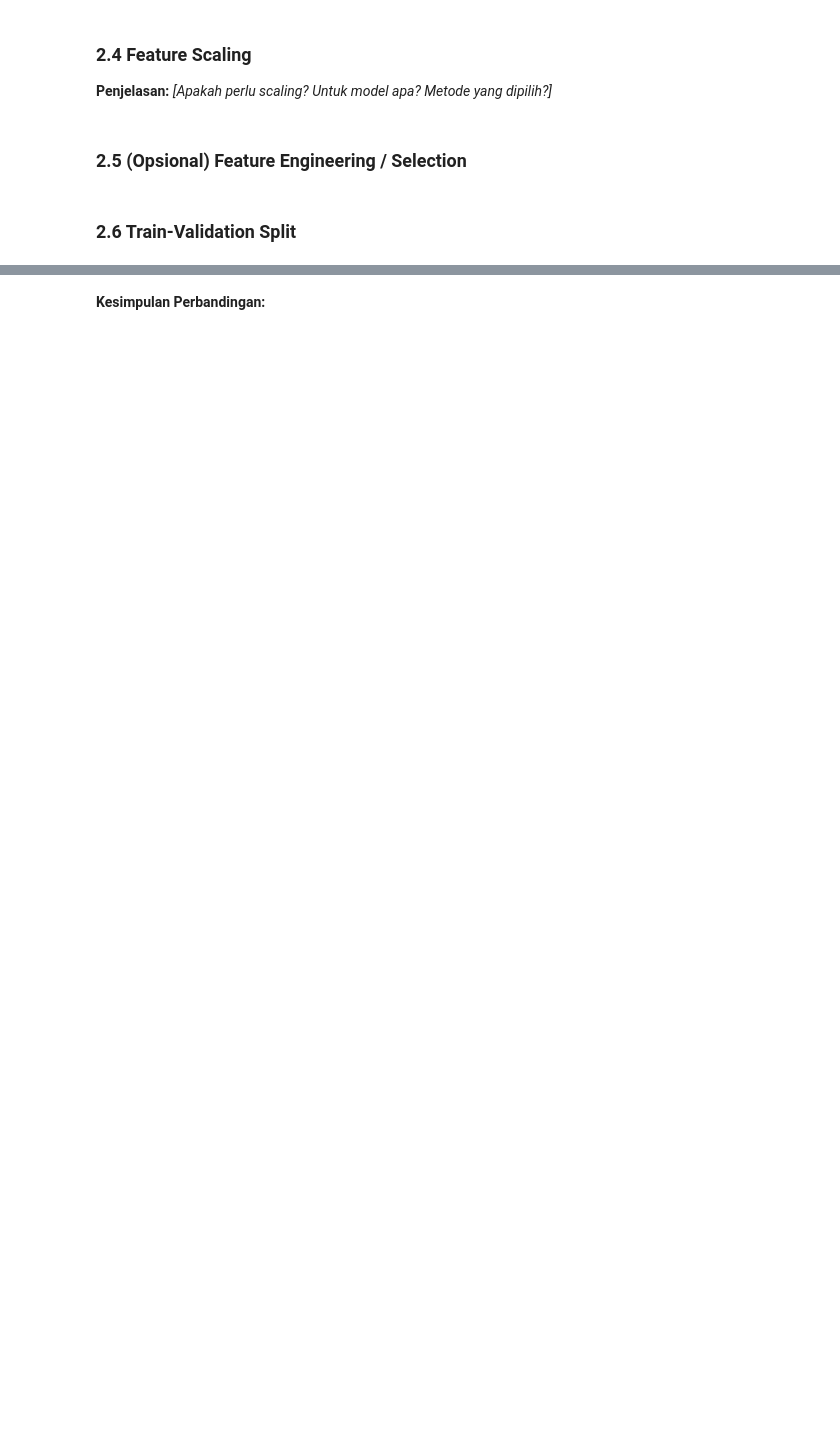
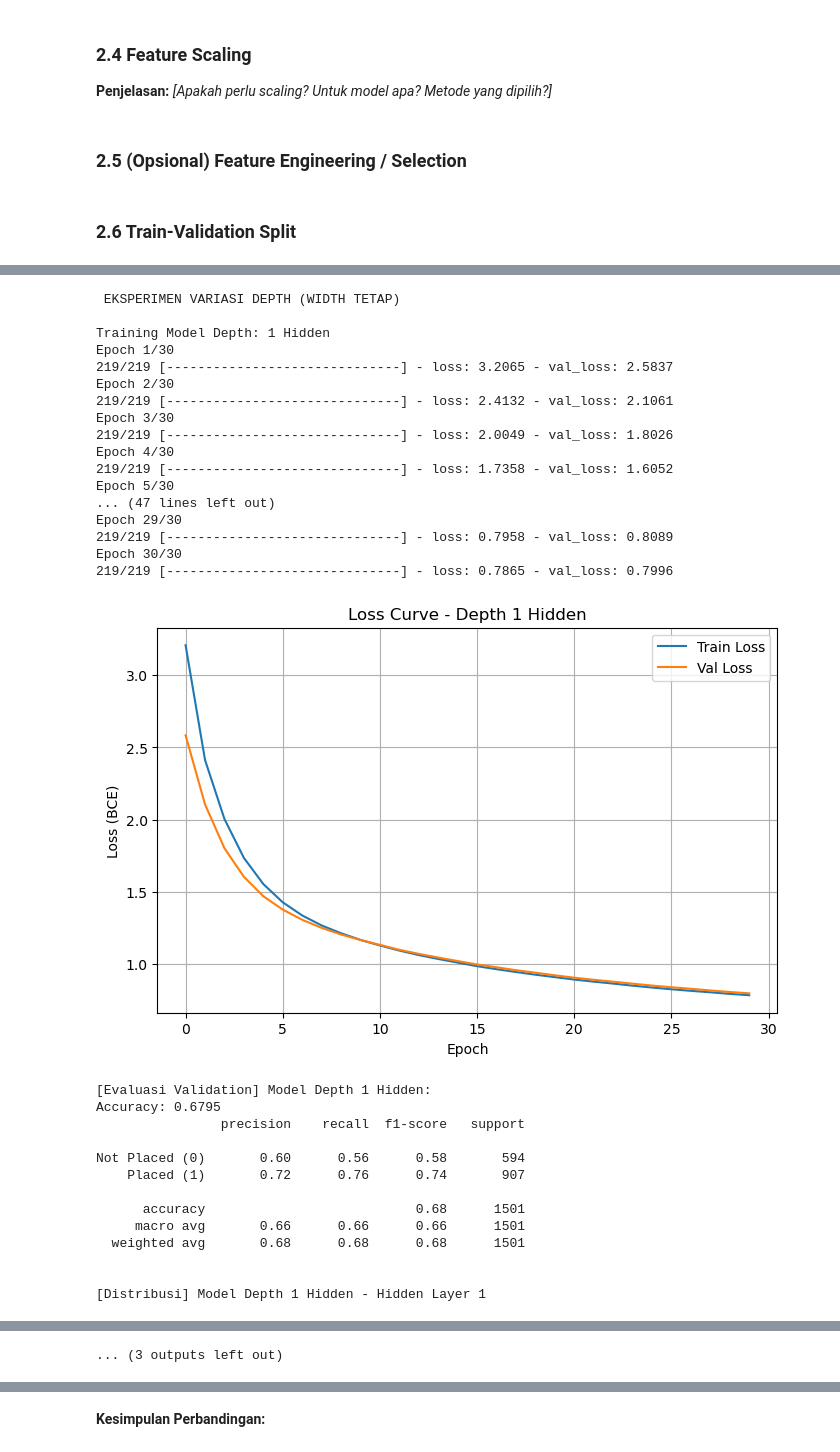
Before and after one commit to iammadsfq/Tubes1-ML-FFNN-G60, a Jupyter notebook: src/notebook.ipynb, the cells around one changed output, grey strips where cells are left out. Saved outputs shown, nothing was run; the diff lists cells and outputs as text; code cells hidden in the pictures; blank space fills up the shorter version.

```diff
--- a/src/notebook.ipynb
+++ b/src/notebook.ipynb
@@ -349,0 +460,56 @@ weighted avg       0.75      0.75      0.75      2000
+# %%
+print(" EKSPERIMEN VARIASI DEPTH (WIDTH TETAP) ")
+
+depths_configs = {
+    "1 Hidden": ([nin, 32, 1], ['relu', 'sigmoid']),
+    "2 Hidden": ([nin, 32, 32, 1], ['relu', 'relu', 'sigmoid']),
+    "3 Hidden": ([nin, 32, 32, 32, 1], ['relu', 'relu', 'relu', 'sigmoid'])
+}
+models_depth = {}
+
+for name, (config, acts) in depths_configs.items():
+    print(f"\nTraining Model Depth: {name}")
+
+    model_d = FFNN(layers_config=config, activations=acts, loss_function='bce', random_state=RANDOM_STATE)
+    history_d = model_d.fit(X_train, y_train, X_val, y_val, solver='sgd', lr=0.001, epochs=30, batch_size=32, verbose=1)
+
+    models_depth[name] = model_d
+    plot_loss_curve(history_d, title=f"Loss Curve - Depth {name}")
+    print(f"\n[Evaluasi Validation] Model Depth {name}:")
+    evaluate_model(model_d, X_val, y_val)
+
+    print(f"\n[Distribusi] Model Depth {name} - Hidden Layer 1")
+    model_d.plot_weights_distribution(layer_indices=[0])
+    model_d.plot_gradients_distribution(layer_indices=[0])
+# %% [output]
+ EKSPERIMEN VARIASI DEPTH (WIDTH TETAP)
+
+Training Model Depth: 1 Hidden
+Epoch 1/30
+219/219 [------------------------------] - loss: 3.2065 - val_loss: 2.5837
+Epoch 2/30
+219/219 [------------------------------] - loss: 2.4132 - val_loss: 2.1061
+Epoch 3/30
+219/219 [------------------------------] - loss: 2.0049 - val_loss: 1.8026
+Epoch 4/30
+219/219 [------------------------------] - loss: 1.7358 - val_loss: 1.6052
+Epoch 5/30
+... (47 lines left out)
+Epoch 29/30
+219/219 [------------------------------] - loss: 0.7958 - val_loss: 0.8089
+Epoch 30/30
+219/219 [------------------------------] - loss: 0.7865 - val_loss: 0.7996
+[figure, added]
+[Evaluasi Validation] Model Depth 1 Hidden:
+Accuracy: 0.6795
+                precision    recall  f1-score   support
+
+Not Placed (0)       0.60      0.56      0.58       594
+    Placed (1)       0.72      0.76      0.74       907
+
+      accuracy                           0.68      1501
+     macro avg       0.66      0.66      0.66      1501
+  weighted avg       0.68      0.68      0.68      1501
+
+
+[Distribusi] Model Depth 1 Hidden - Hidden Layer 1
@@ -349,0 +569 @@ weighted avg       0.75      0.75      0.75      2000
+... (3 outputs left out)
```
Also changed, not shown: parts of 44 cells of this notebook.
